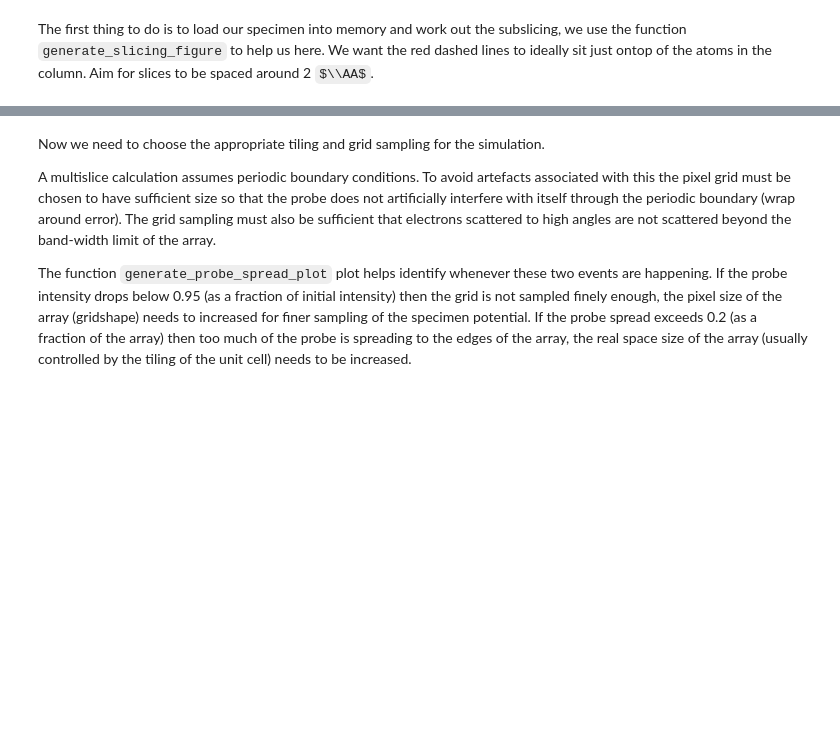
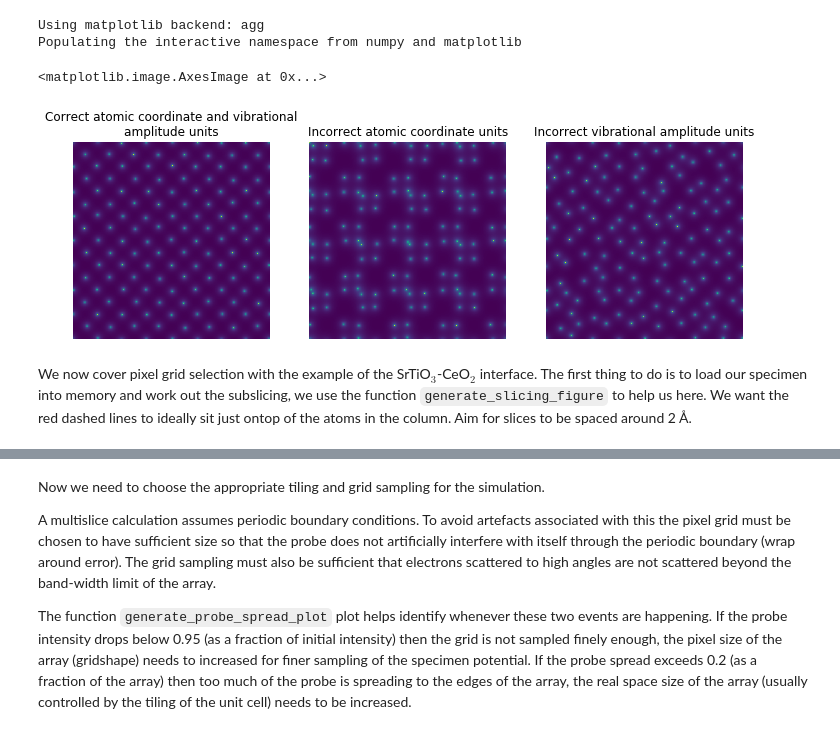
Before and after one commit to HamishGBrown/py_multislice, a Jupyter notebook: Demos/Multislice_fundamentals.ipynb, the cells around one changed output, grey strips where cells are left out. Drawn from its saved outputs; the diff is of its cells as text; code cells hidden in the pictures; some formulas as TeX source; blank space fills up the shorter version.

```diff
--- a/Demos/Multislice_fundamentals.ipynb
+++ b/Demos/Multislice_fundamentals.ipynb
@@ -1,2 +5,34 @@
+# %%
+import pyms
+%pylab
+%matplotlib inline
+tiling = [4,4]
+gridshape= [512,512]
+
+fig,ax  = plt.subplots(ncols=3,figsize=(12,4))
+for a in ax:
+    a.set_axis_off()
+
+# The example structure is Si 100, and the input file has atomic coordinates
+# in cartesian units (the default is fractional units) and atomic vibrational
+# amplitudes in units of root mean square vibration in Angstroms (the
+# default is mean square vibration). The structure looks a little off
+# and the calculations will be very wrong if this step is not done properly:
+
+
+structure = pyms.structure.fromfile("Structures/Si100.xyz",temperature_factor_units='urms',atomic_coordinates='cartesian')
+ax[0].imshow(structure.make_potential(gridshape,tiling=tiling).cpu().numpy()[0])
+ax[0].set_title('Correct atomic coordinate and vibrational\namplitude units')
+structure = pyms.structure.fromfile("Structures/Si100.xyz",atomic_coordinates='fractional',temperature_factor_units='urms')
+ax[1].set_title('Incorrect atomic coordinate units')
+ax[1].imshow(structure.make_potential(gridshape,tiling=tiling).cpu().numpy()[0])
+ax[2].set_title('Incorrect vibrational amplitude units')
+structure = pyms.structure.fromfile("Structures/Si100.xyz",temperature_factor_units='ums',atomic_coordinates='cartesian')
+ax[2].imshow(structure.make_potential(gridshape,tiling=tiling).cpu().numpy()[0])
+# %% [output]
+Using matplotlib backend: agg
+Populating the interactive namespace from numpy and matplotlib
+<matplotlib.image.AxesImage at 0x...>
+[figure, added]
 # %% [markdown]
-The first thing to do is to load our specimen into memory and work out the subslicing, we use the function  `generate_slicing_figure` to help us here. We want the red dashed lines to ideally sit just ontop of the atoms in the column. Aim for slices to be spaced around 2 $\\AA$.
+We now cover pixel grid selection with the example of the SrTiO$_3$-CeO$_2$ interface. The first thing to do is to load our specimen into memory and work out the subslicing, we use the function  `generate_slicing_figure` to help us here. We want the red dashed lines to ideally sit just ontop of the atoms in the column. Aim for slices to be spaced around 2 Å.
```
Also changed, not shown: parts of 4 cells of this notebook, 1 other file.
